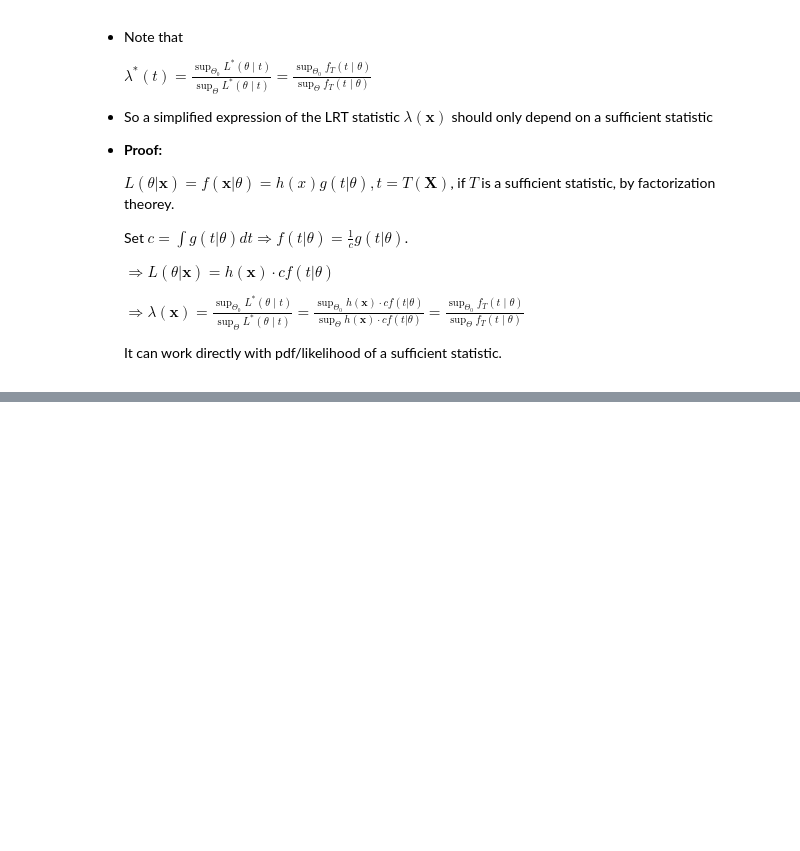
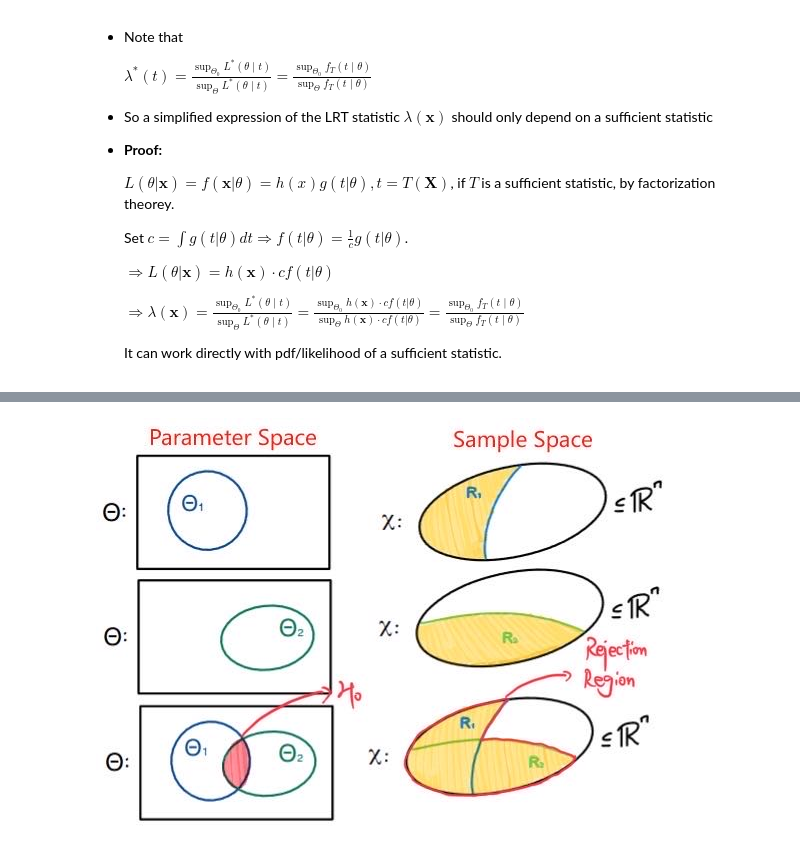
Before and after one commit to Thomson-Cui/Theoretical-Statistics-II, a Jupyter notebook: Chapter 8.1-8.2 Hypothesis Testing.ipynb, the cells around one changed output, grey strips where cells are left out. Saved outputs shown, nothing was run; the diff lists cells and outputs as text; code cells hidden in the pictures; blank space fills up the shorter version.

```diff
--- a/Chapter 8.1-8.2 Hypothesis Testing.ipynb
+++ b/Chapter 8.1-8.2 Hypothesis Testing.ipynb
@@ -757,0 +817,6 @@ $\lambda^*(T(\mathbf{x}))=\lambda(\mathbf{x})$ for all $\mathbf{x}$ in the sampl
+# %%
+from IPython.display import Image
+
+Image(filename="Images\\UIT.jpg")
+# %% [output]
+[figure, added]
```
Also changed, not shown: parts of 5 cells of this notebook.
